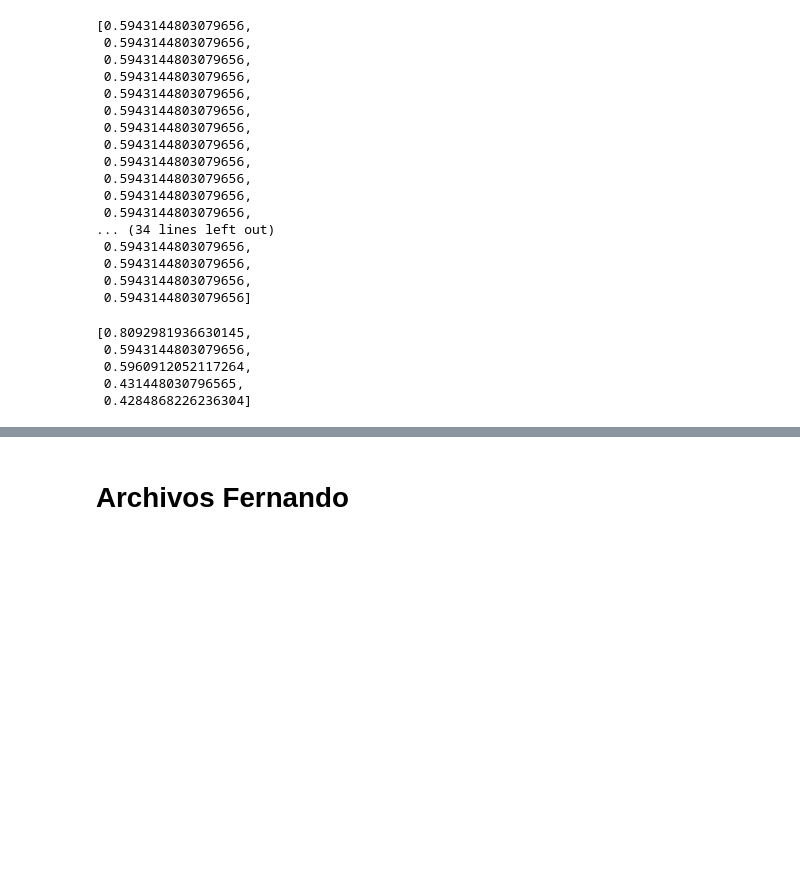
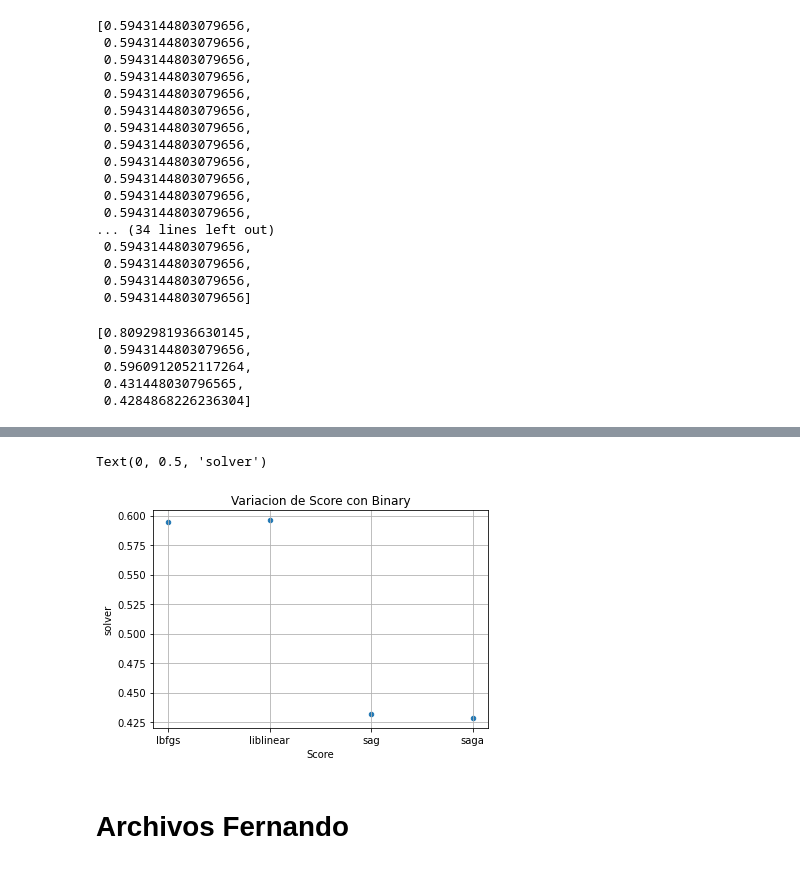
Before and after one commit to Fiuba-Big-Data-Analytics/Fiuba-Big-Data-Analytics-TPs, a Jupyter notebook: Tp 2/Modelos/LogisticRegression.ipynb, the cells around one changed output, grey strips where cells are left out. Cells and saved outputs as stored; diff of their text form; code cells hidden in the pictures; blank space fills up the shorter version.

```diff
--- a/Tp 2/Modelos/LogisticRegression.ipynb
+++ b/Tp 2/Modelos/LogisticRegression.ipynb
@@ -305,3 +325,7 @@ scores3
  0.5960912052117264,
  0.431448030796565,
  0.4284868226236304]
+# %%
+d = {'score': scores3, 'name': ["newton-cg", "lbfgs", "liblinear", "sag", "saga"]}
+df =pd.DataFrame(data = d)
+df
@@ -308,3 +339,12 @@ scores3
+# %%
+ax1 = df.drop([0],axis=0).plot.scatter(x='name',
+                      y='score',grid=True, title = 'Variacion de Score con Binary')
+
+ax1.set_xlabel("Score")
+ax1.set_ylabel("solver")
+# %% [output]
+Text(0, 0.5, 'solver')
+[figure, added]
 # %% [markdown]
 # Archivos Fernando
 # %%
```
Also changed, not shown: parts of 9 cells of this notebook, 1 other file.
